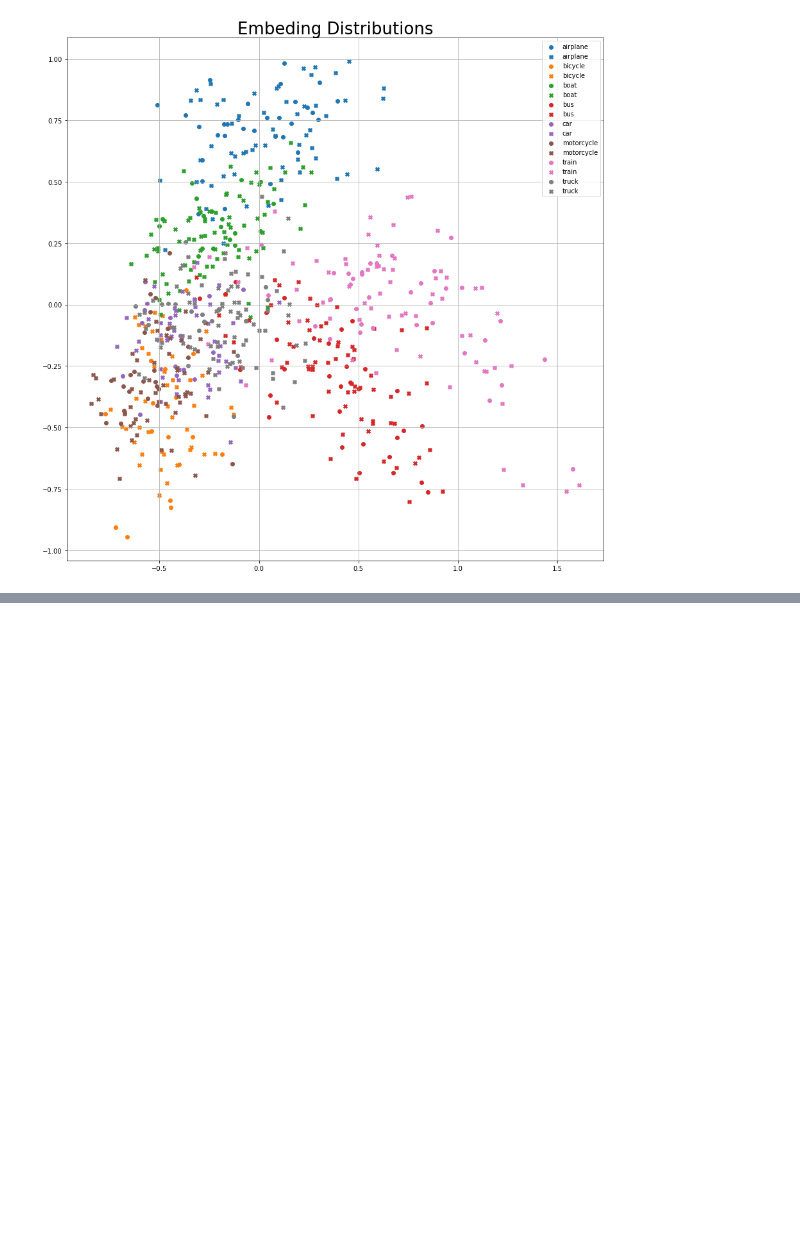
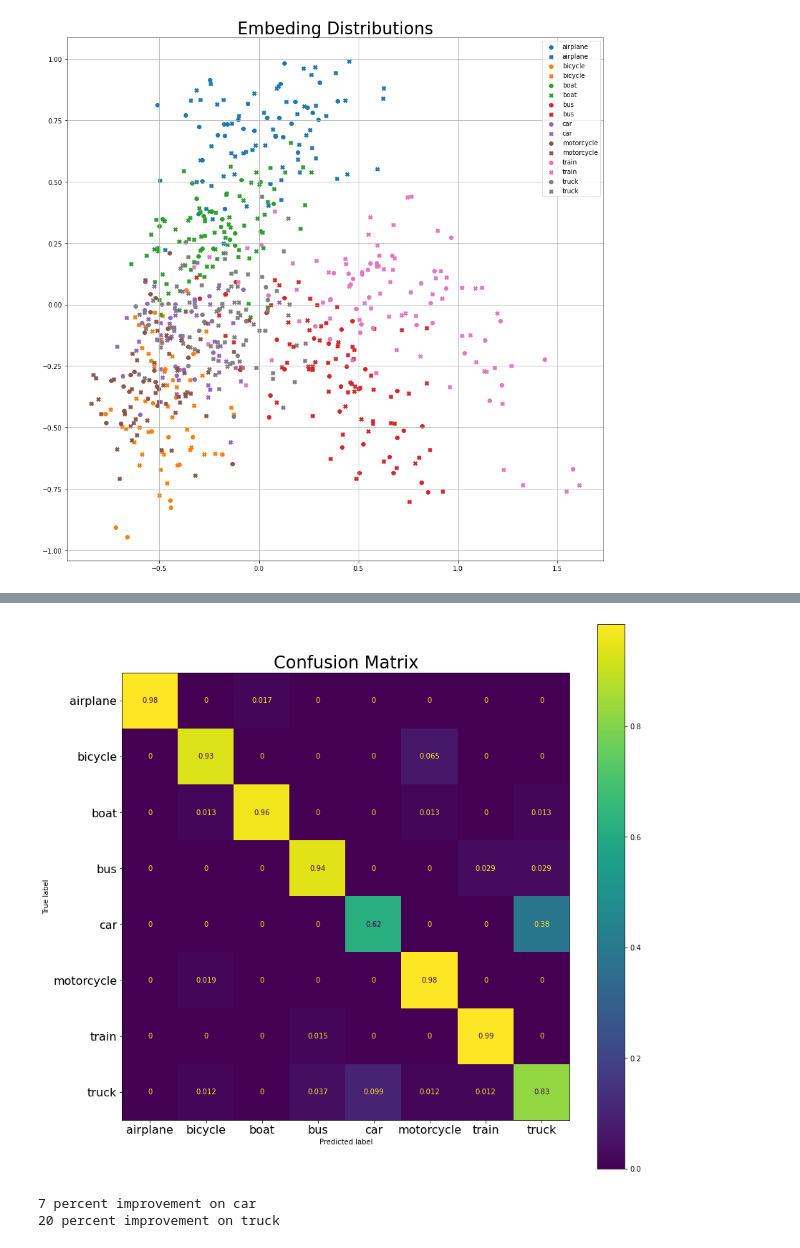
Before and after one commit to umursen/clip-case-study, a Jupyter notebook: FewShotExperiments.ipynb, the cells around one changed output, grey strips where cells are left out. Saved outputs shown, nothing was run; the diff lists cells and outputs as text; code cells hidden in the pictures; blank space fills up the shorter version.

```diff
--- a/FewShotExperiments.ipynb
+++ b/FewShotExperiments.ipynb
@@ -579,0 +677,56 @@ plt.grid()
+# %%
+encoder, preprocess = clip.load('ViT-B/32', device=device, jit=False)
+
+train_dataset = CocoCaseStudyDataset(split='train', experiment_type='few', transform=preprocess)
+train_dataloader = DataLoader(train_dataset, batch_size=32, shuffle=True)
+
+training_encodings = []
+training_classes = []
+
+for batch_ndx, (image, cls) in enumerate(train_dataloader):
+    training_encoded_img = encoder.encode_image(image.cuda()).detach().cpu().numpy()
+    training_encodings.append(training_encoded_img)
+    training_classes += cls
+
+training_encodings = np.concatenate(training_encodings,axis=0)
+
+svm_classifier = SVC(gamma=final_gamma[encoder_name], C=final_C[encoder_name])
+svm_classifier.fit(training_encodings, training_classes)
+
+test_encodings = []
+test_classes = []
+
+for batch_ndx, (image, cls) in enumerate(test_dataloader):
+    test_encoded_img = encoder.encode_image(image.cuda()).detach().cpu().numpy()
+    test_encodings.append(test_encoded_img)
+    test_classes += cls
+
+test_encodings = np.concatenate(test_encodings,axis=0)
+# %%
+from sklearn.metrics import plot_confusion_matrix
+
+fig, ax = plt.subplots(figsize=(14, 14))
+ts = 16
+plt.xticks(fontsize=ts)
+plt.yticks(fontsize=ts)
+plt.title('Confusion Matrix', fontsize=24)
+
+plot_confusion_matrix(
+    svm_classifier,
+    test_encodings,
+    test_classes,
+    ax=ax,
+    normalize='true'
+)
+plt.show()
+# %% [output]
+[figure, added]
+# %%
+car_diff = 62 - 55
+truck_diff = 83 - 63
+
+print(f'{car_diff} percent improvement on car')
+print(f'{truck_diff} percent improvement on truck')
+# %% [output]
+7 percent improvement on car
+20 percent improvement on truck
```
Also changed, not shown: parts of 7 cells of this notebook.
